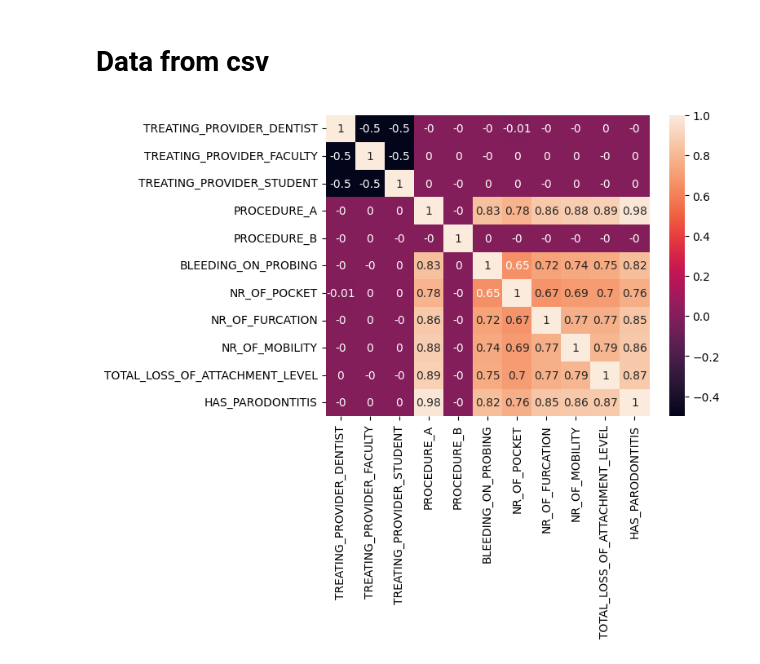
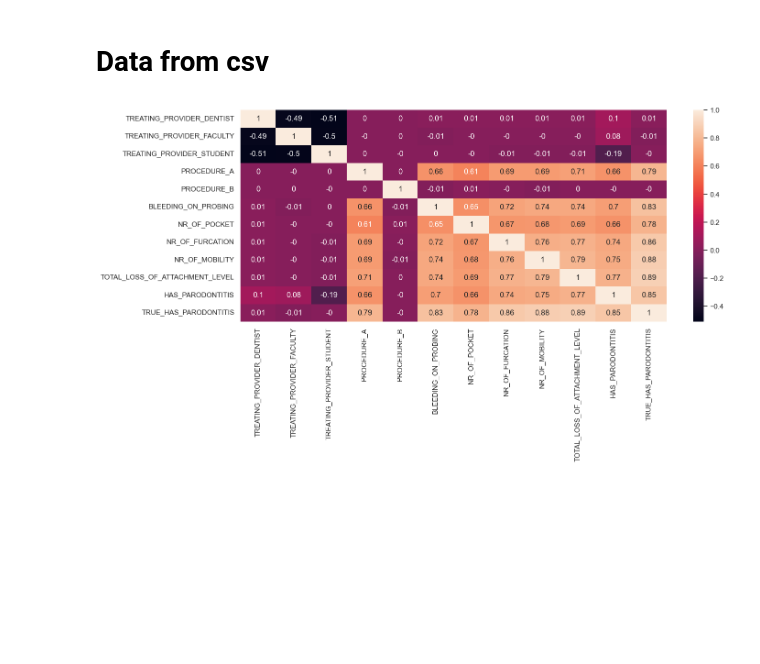
Before and after one commit to KrokanteKrab/Parodontitis, a Jupyter notebook: notebooks/analysis.ipynb, the cells around one changed output. Cells and saved outputs as stored; diff of their text form; code cells hidden in the pictures; blank space fills up the shorter version.

Commit message:
Added student error and chance for procedure A

```diff
--- a/notebooks/analysis.ipynb
+++ b/notebooks/analysis.ipynb
@@ -12,7 +12,7 @@ import matplotlib.pyplot as plt
 # %% [markdown]
 # Data from csv
 # %%
-df = pd.read_csv("../data/patients-v3.csv")
+df = pd.read_csv("../data/patients-v4.csv")
 # %%
 df = df[[
     # 'PATIENT_ID',
@@ -30,12 +30,15 @@ df = df[[
     'NR_OF_MOBILITY',
     'TOTAL_LOSS_OF_ATTACHMENT_LEVEL',
     'HAS_PARODONTITIS',
-    # 'NOICE_MODIFIED'
+    # 'NOICE_MODIFIED',
+    # 'STUDENT_ERROR',
+    'TRUE_HAS_PARODONTITIS'
 ]]
 # %%
 # Visualizing a Pandas Correlation Matrix Using Seaborn
 matrix = df.corr().round(2)
+sns.set(rc={'figure.figsize':(15,6)})
 sns.heatmap(matrix, annot=True)
 plt.show()
 # %% [output]
-[figure, old version]
+[figure, new version]
```
Also changed, not shown: 2 other files.
